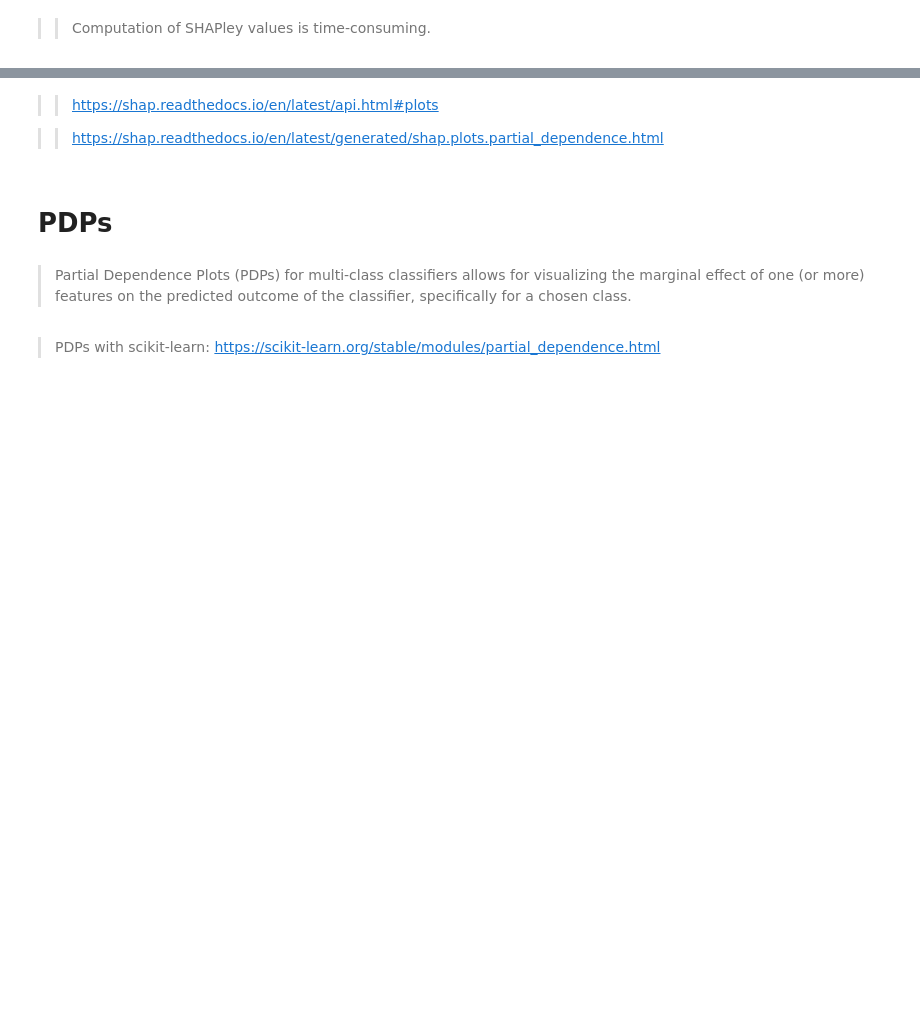
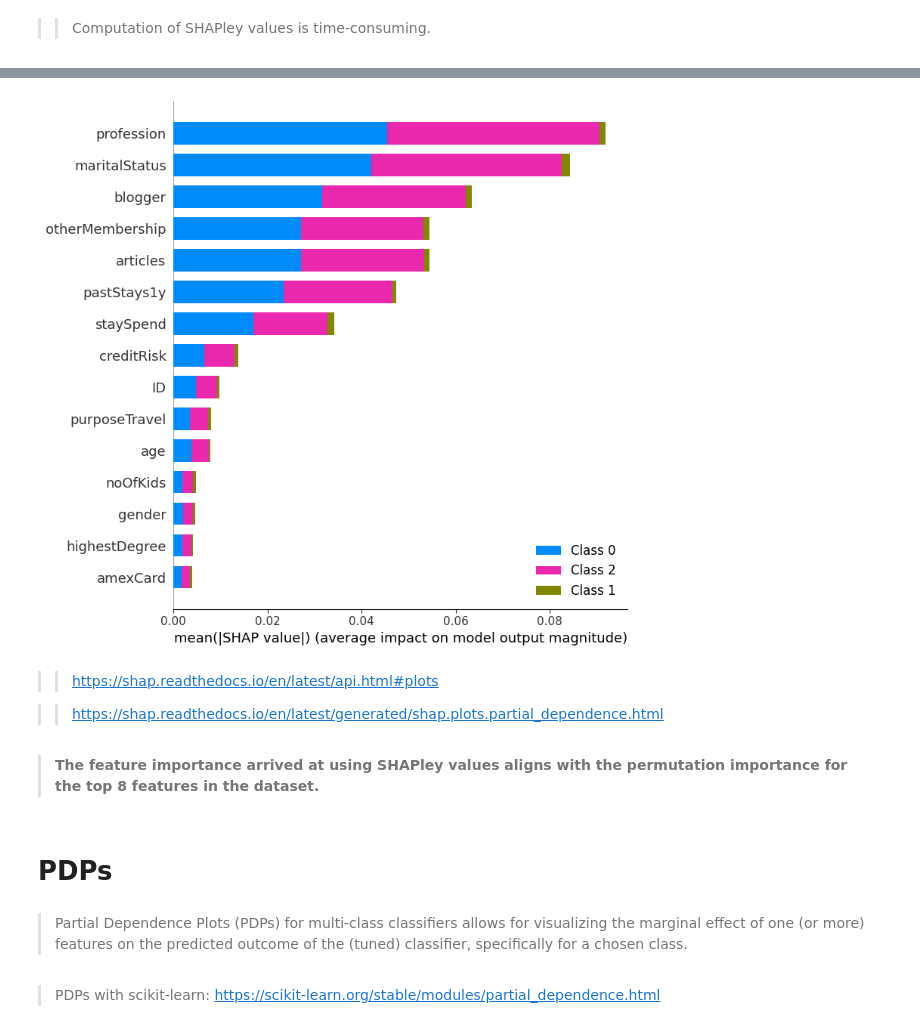
Before and after one commit to ranja-sarkar/DecisionTree, a Jupyter notebook: features_RFC.ipynb, the cells around one changed output, grey strips where cells are left out. Drawn from its saved outputs; the diff is of its cells as text; code cells hidden in the pictures; blank space fills up the shorter version.

```diff
--- a/features_RFC.ipynb
+++ b/features_RFC.ipynb
@@ -413,11 +359,17 @@ array([[-2.12426600e-02, -2.41952837e-03,  2.36621884e-02],
+# %%
+shap.summary_plot(shap_values, x_test, plot_type = "bar")
+# %% [output]
+[figure, added]
 # %% [markdown]
 >> https://shap.readthedocs.io/en/latest/api.html#plots
 
 >> https://shap.readthedocs.io/en/latest/generated/shap.plots.partial_dependence.html
+# %% [markdown]
+> **The feature importance arrived at using SHAPley values aligns with the permutation importance for the top 8 features in the dataset.**
 # %% [markdown]
 # PDPs
 # %% [markdown]
-> Partial Dependence Plots (PDPs) for multi-class classifiers allows for visualizing the marginal effect of one (or more) features on the predicted outcome of the classifier, specifically for a chosen class.
+> Partial Dependence Plots (PDPs) for multi-class classifiers allows for visualizing the marginal effect of one (or more) features on the predicted outcome of the (tuned) classifier, specifically for a chosen class.
 # %% [markdown]
 > PDPs with scikit-learn: https://scikit-learn.org/stable/modules/partial_dependence.html
 # %%
```
Also changed, not shown: parts of 32 cells of this notebook.
